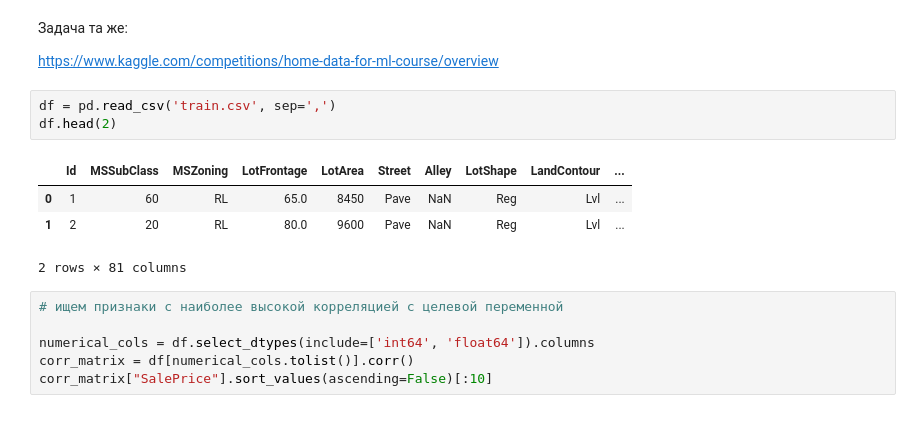
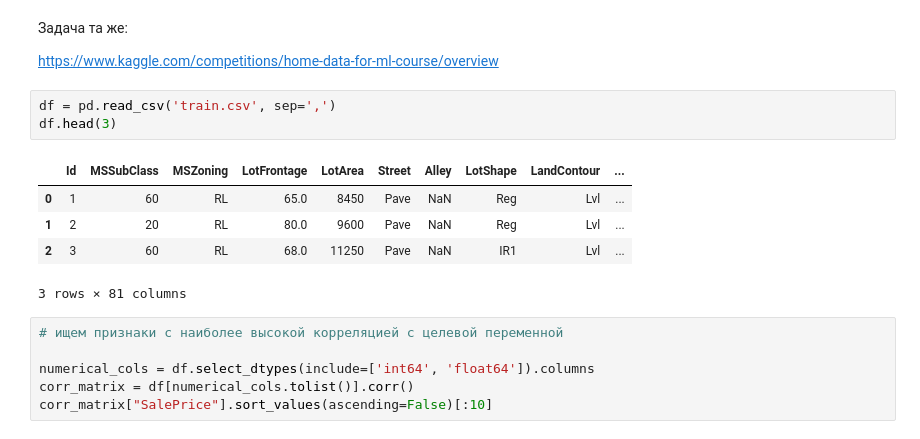
Before and after one commit to alexander-mirea/ML2025, a Jupyter notebook: Практика 2/Практика_3.ipynb, the cells around one changed output. Cells and saved outputs as stored; diff of their text form.

```diff
--- a/Практика 2/Практика_3.ipynb
+++ b/Практика 2/Практика_3.ipynb
@@ -11,12 +11,13 @@ import seaborn as sns
 https://www.kaggle.com/competitions/home-data-for-ml-course/overview
 # %%
 df = pd.read_csv('train.csv', sep=',')
-df.head(2)
+df.head(3)
 # %% [output]
 |  | Id | MSSubClass | MSZoning | LotFrontage | LotArea | Street | Alley | LotShape | LandContour | ... |
 | 0 | 1 | 60 | RL | 65.0 | 8450 | Pave | NaN | Reg | Lvl | ... |
 | 1 | 2 | 20 | RL | 80.0 | 9600 | Pave | NaN | Reg | Lvl | ... |
+| 2 | 3 | 60 | RL | 68.0 | 11250 | Pave | NaN | IR1 | Lvl | ... |
-2 rows × 81 columns
+3 rows × 81 columns
 # %%
 # ищем признаки с наиболее высокой корреляцией с целевой переменной
 
```
Also changed, not shown: parts of 39 cells of this notebook, 1 other file.
